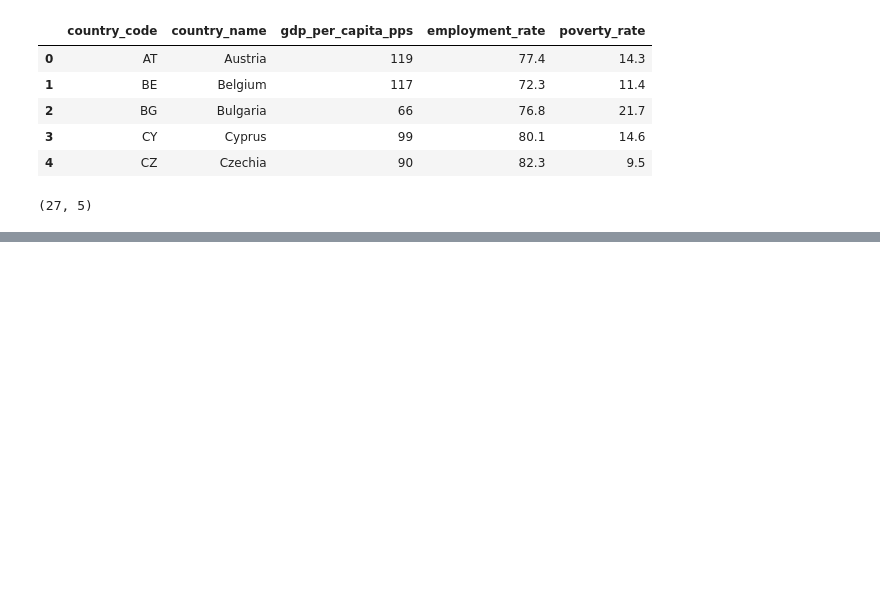
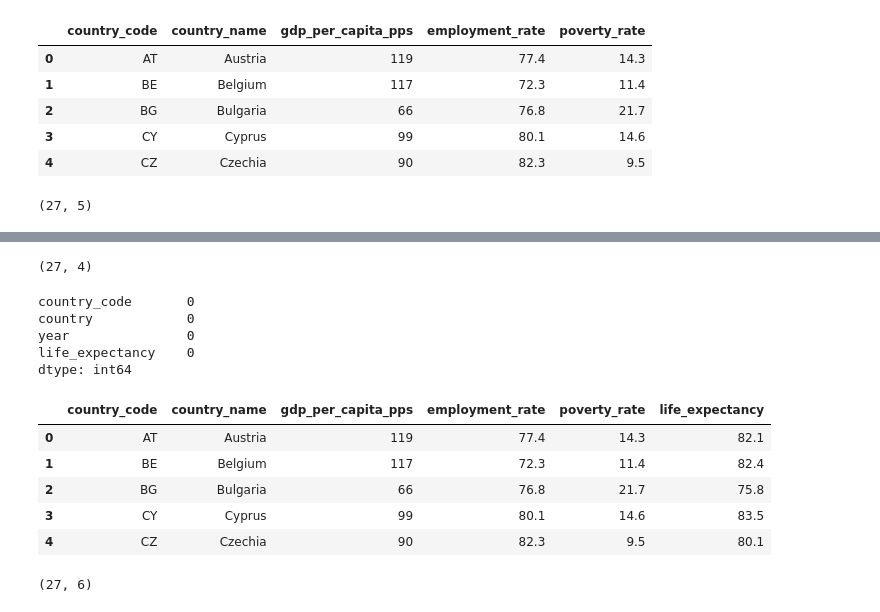
Before and after one commit to eljesam/DAV_Eljesa_Repeat, a Jupyter notebook: Notebooks/EQLI_analysis.ipynb, the cells around one changed output, grey strips where cells are left out. Saved outputs shown, nothing was run; the diff lists cells and outputs as text; code cells hidden in the pictures; blank space fills up the shorter version.

```diff
--- a/Notebooks/EQLI_analysis.ipynb
+++ b/Notebooks/EQLI_analysis.ipynb
@@ -435,0 +459,6 @@ eqli_data.to_csv(
+# %%
+life_expectancy_eu27 = life_expectancy_2024[
+    life_expectancy_2024["geo"].isin(eu27)
+].copy()
+
+life_expectancy_eu27.shape
@@ -435,0 +467,24 @@ eqli_data.to_csv(
+# %%
+life_expectancy_clean = life_expectancy_eu27[
+    [
+        "geo",
+        "Geopolitical entity (reporting)",
+        "TIME_PERIOD",
+        "OBS_VALUE"
+    ]
+].copy()
+# %%
+life_expectancy_clean = life_expectancy_clean.rename(columns={
+    "geo": "country_code",
+    "Geopolitical entity (reporting)": "country",
+    "TIME_PERIOD": "year",
+    "OBS_VALUE": "life_expectancy"
+})
+# %%
+life_expectancy_clean = (
+    life_expectancy_clean
+    .sort_values("country")
+    .reset_index(drop=True)
+)
+
+life_expectancy_clean.head()
@@ -435,0 +498,34 @@ eqli_data.to_csv(
+# %%
+life_expectancy_clean.shape
+# %% [output]
+(27, 4)
+# %%
+life_expectancy_clean.isnull().sum()
+# %% [output]
+country_code       0
+country            0
+year               0
+life_expectancy    0
+dtype: int64
+# %%
+eqli_data = pd.merge(
+    eqli_data,
+    life_expectancy_clean[
+        ["country_code", "life_expectancy"]
+    ],
+    on="country_code",
+    how="inner"
+)
+
+eqli_data.head()
+# %% [output]
+|  | country_code | country_name | gdp_per_capita_pps | employment_rate | poverty_rate | life_expectancy |
+| 0 | AT | Austria | 119 | 77.4 | 14.3 | 82.1 |
+| 1 | BE | Belgium | 117 | 72.3 | 11.4 | 82.4 |
+| 2 | BG | Bulgaria | 66 | 76.8 | 21.7 | 75.8 |
+| 3 | CY | Cyprus | 99 | 80.1 | 14.6 | 83.5 |
+| 4 | CZ | Czechia | 90 | 82.3 | 9.5 | 80.1 |
+# %%
+eqli_data.shape
+# %% [output]
+(27, 6)
```
Also changed, not shown: parts of 7 cells of this notebook, 3 other files.
